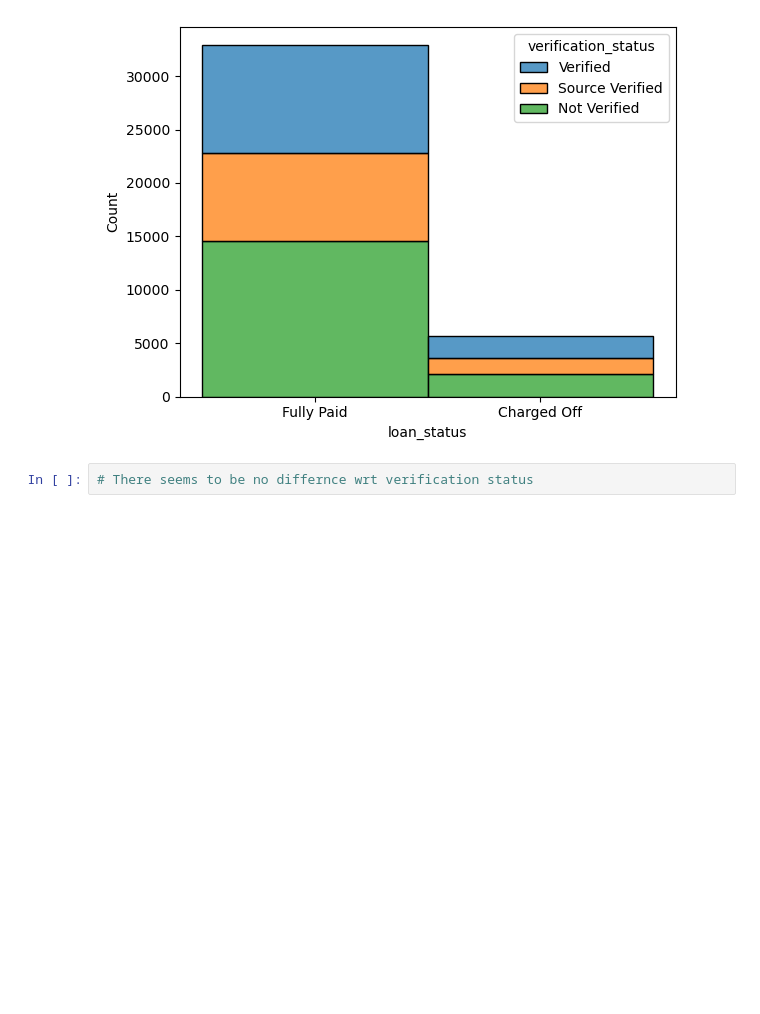
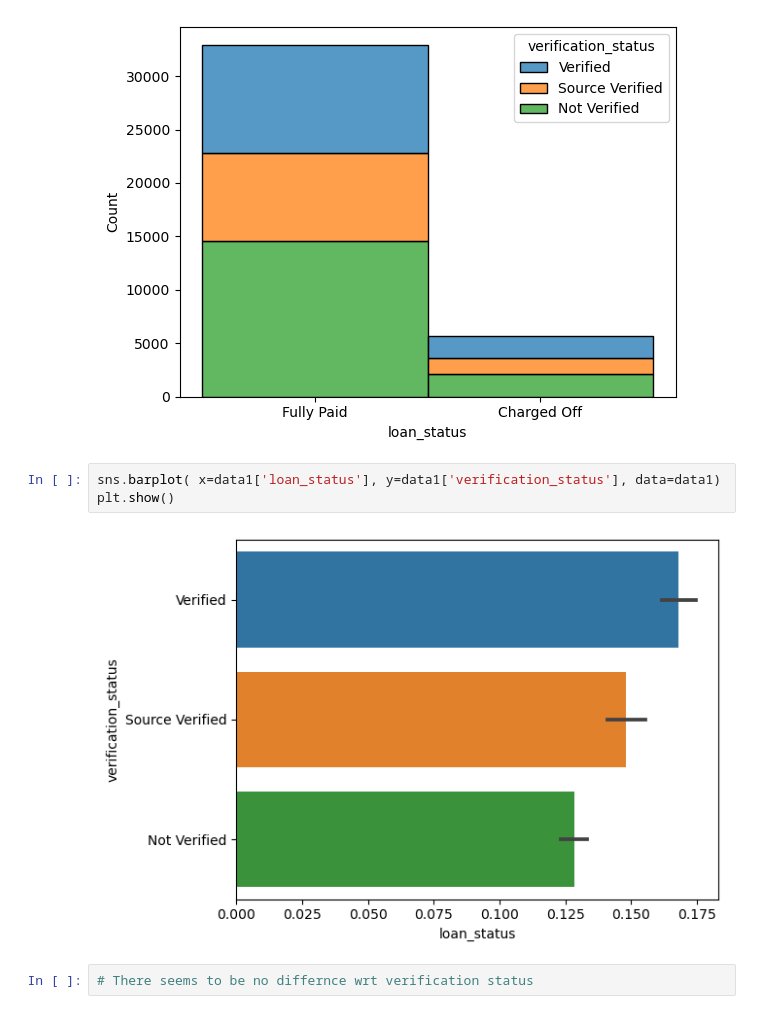
Before and after one commit to Mahalakshmi-Totad/lending_club_case_study, a Jupyter notebook: Solution.ipynb, the cells around one changed output. Cells and saved outputs as stored; diff of their text form; blank space fills up the shorter version.

```diff
--- a/Solution.ipynb
+++ b/Solution.ipynb
@@ -425,6 +515,11 @@ sns.histplot(binwidth=0.5, x=data.loan_status, hue=data.verification_status, dat
 # %% [output]
 <Axes: xlabel='loan_status', ylabel='Count'>
 [figure]
+# %%
+sns.barplot( x=data1['loan_status'], y=data1['verification_status'], data=data1)
+plt.show()
+# %% [output]
+[figure, added]
 # %%
 # There seems to be no differnce wrt verification status
 # %% [markdown]
```
Also changed, not shown: parts of 72 cells of this notebook.
